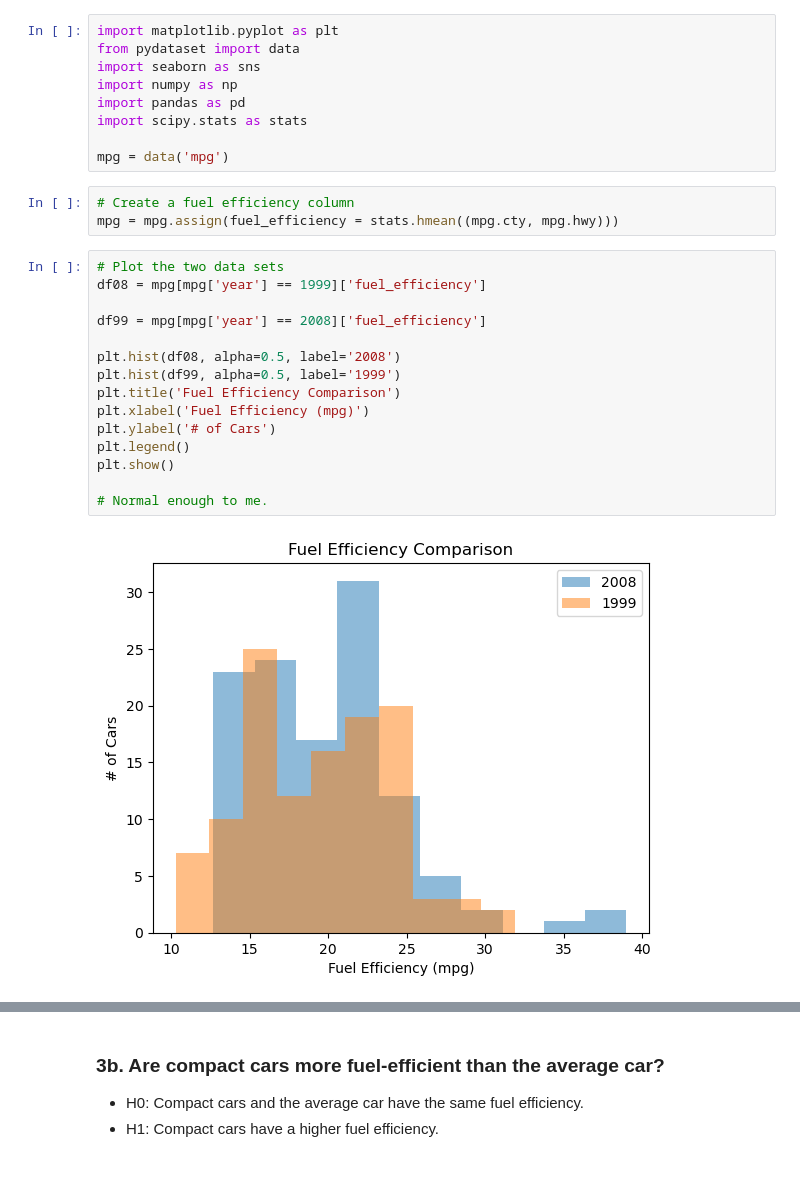
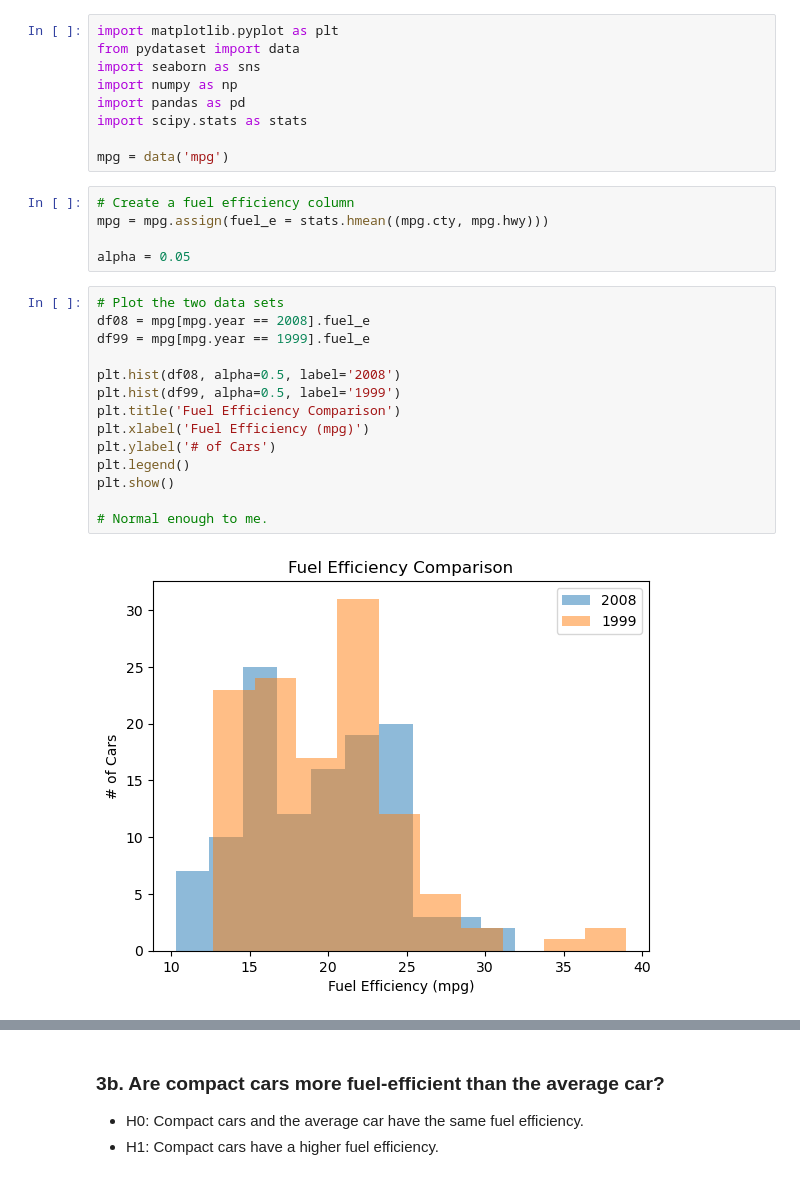
Before and after one commit to Zacharia-Schmitz/statistics-exercises, a Jupyter notebook: hypothesis_testing.ipynb, the cells around one changed output, grey strips where cells are left out. Cells and saved outputs as stored; diff of their text form.

```diff
--- a/hypothesis_testing.ipynb
+++ b/hypothesis_testing.ipynb
@@ -563,24 +563,25 @@ import scipy.stats as stats
 mpg = data('mpg')
 # %%
 # Create a fuel efficiency column
-mpg = mpg.assign(fuel_efficiency = stats.hmean((mpg.cty, mpg.hwy)))
+mpg = mpg.assign(fuel_e = stats.hmean((mpg.cty, mpg.hwy)))
+
+alpha = 0.05
 # %%
 # Plot the two data sets
-df08 = mpg[mpg['year'] == 1999]['fuel_efficiency']
-
-df99 = mpg[mpg['year'] == 2008]['fuel_efficiency']
+df08 = mpg[mpg.year == 2008].fuel_e
+df99 = mpg[mpg.year == 1999].fuel_e
 
 plt.hist(df08, alpha=0.5, label='2008')
 plt.hist(df99, alpha=0.5, label='1999')
 plt.title('Fuel Efficiency Comparison')
 plt.xlabel('Fuel Efficiency (mpg)')
 plt.ylabel('# of Cars')
 plt.legend()
 plt.show()
 
 # Normal enough to me.
 # %% [output]
-[figure, old version]
+[figure, new version]
 # %%
 t, p = stats.ttest_ind(df99, df08, equal_var=True)
 
```
Also changed, not shown: parts of 15 cells of this notebook.
